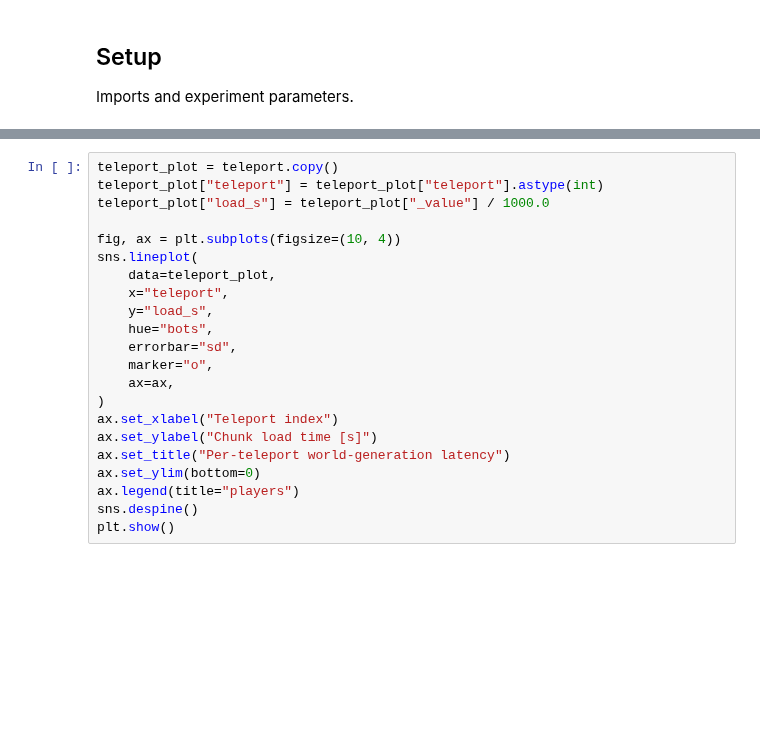
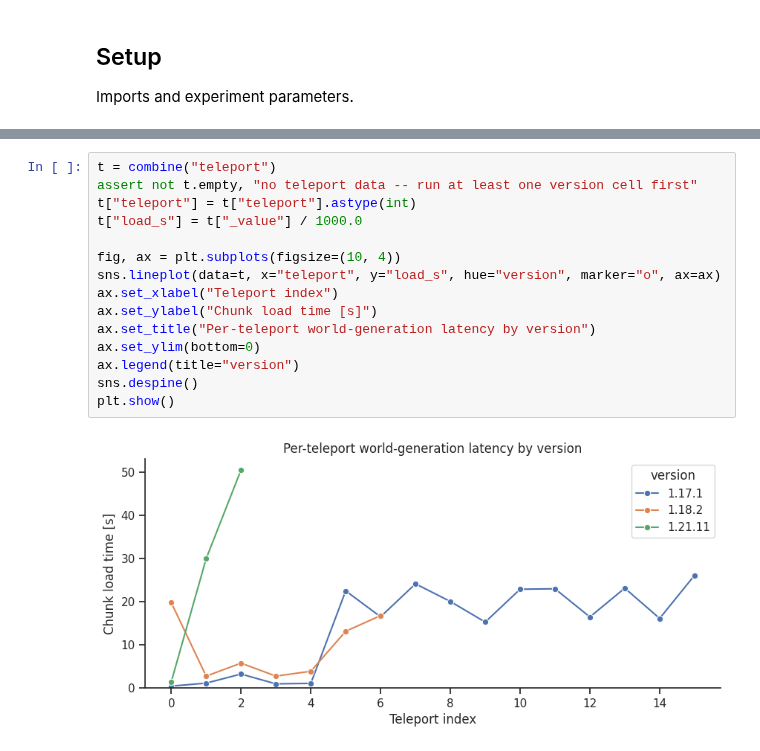
Before and after one commit to atlarge-research/yardstick, a Jupyter notebook: experiments/world_generation_time.ipynb, the cells around one changed output, grey strips where cells are left out. Saved outputs shown, nothing was run; the diff lists cells and outputs as text; blank space fills up the shorter version.

```diff
--- a/experiments/world_generation_time.ipynb
+++ b/experiments/world_generation_time.ipynb
@@ -185,22 +348,17 @@ teleports always reach further-out, freshly generated terrain.
 # %%
-teleport_plot = teleport.copy()
-teleport_plot["teleport"] = teleport_plot["teleport"].astype(int)
-teleport_plot["load_s"] = teleport_plot["_value"] / 1000.0
+t = combine("teleport")
+assert not t.empty, "no teleport data -- run at least one version cell first"
+t["teleport"] = t["teleport"].astype(int)
+t["load_s"] = t["_value"] / 1000.0
 
 fig, ax = plt.subplots(figsize=(10, 4))
-sns.lineplot(
-    data=teleport_plot,
-    x="teleport",
-    y="load_s",
-    hue="bots",
-    errorbar="sd",
-    marker="o",
-    ax=ax,
-)
+sns.lineplot(data=t, x="teleport", y="load_s", hue="version", marker="o", ax=ax)
 ax.set_xlabel("Teleport index")
 ax.set_ylabel("Chunk load time [s]")
-ax.set_title("Per-teleport world-generation latency")
+ax.set_title("Per-teleport world-generation latency by version")
 ax.set_ylim(bottom=0)
-ax.legend(title="players")
+ax.legend(title="version")
 sns.despine()
 plt.show()
+# %% [output]
+[figure, added]
```
Also changed, not shown: parts of 27 cells of this notebook.
